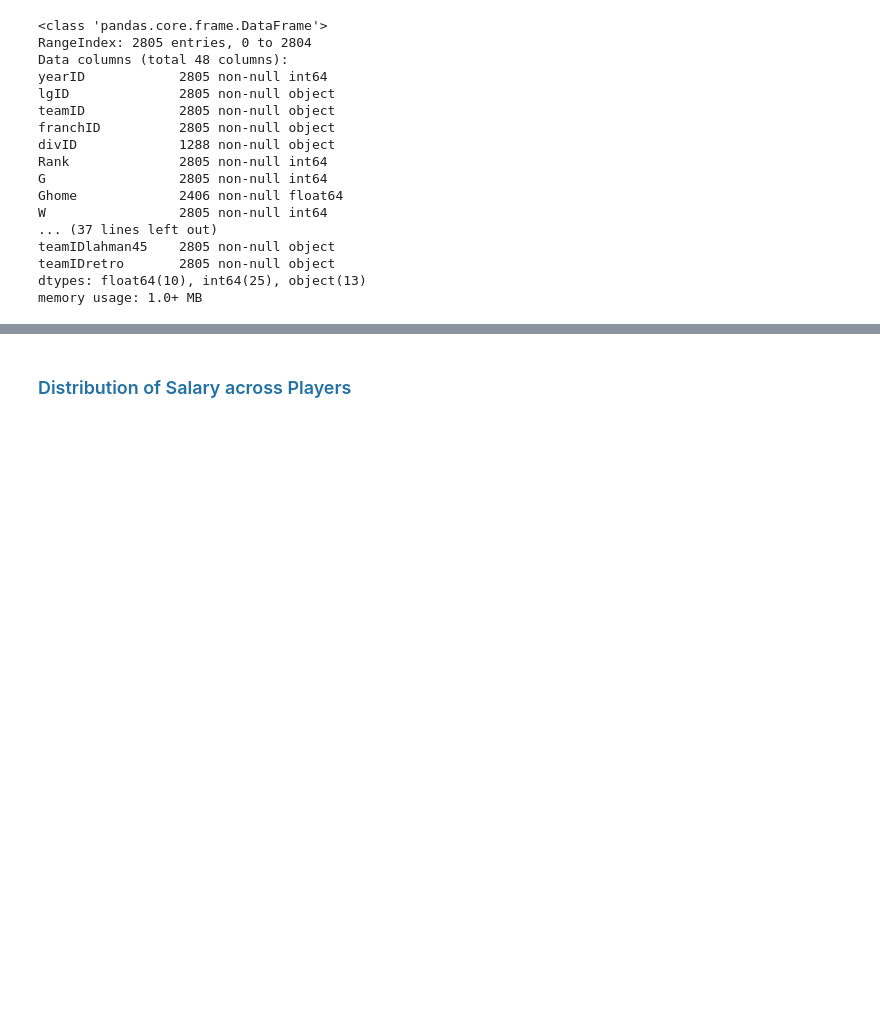
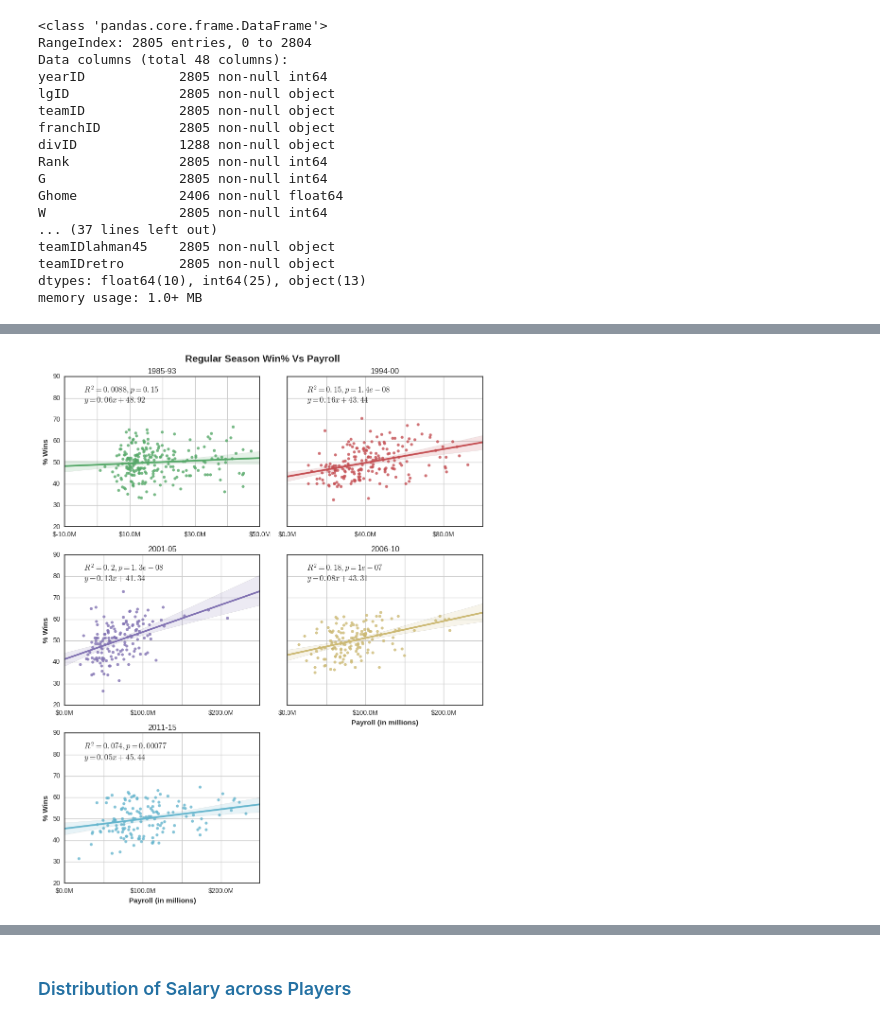
Before and after one commit to bonamprabhu/baseball-statistics, a Jupyter notebook: baseball-statistics.ipynb, the cells around one changed output, grey strips where cells are left out. Saved outputs shown, nothing was run; the diff lists cells and outputs as text; code cells hidden in the pictures; blank space fills up the shorter version.

```diff
--- a/baseball-statistics.ipynb
+++ b/baseball-statistics.ipynb
@@ -268,0 +325,6 @@ memory usage: 1.0+ MB
+# %%
+teams['reg_G'] = teams.G.subtract(teams.post_G, fill_value=0)
+teams['reg_W'] = teams.W.subtract(teams.post_W, fill_value=0)
+# %%
+teams = pd.merge(teams, yearly_payroll, on=['teamID', 'yearID'], how='left')
+teams.head()
@@ -269,3 +339,4 @@ memory usage: 1.0+ MB
 # %%
 teams['period'] = teams.yearID.apply(time_periods)
-teams['W%'] = (teams.W / teams.G) * 100
+teams['W%_rs'] = (teams.reg_W / teams.reg_G) * 100
+teams['W%_ps'] = (teams.post_W / teams.post_G) * 100
@@ -324,0 +353,34 @@ salary_vs_wins(order[5])
+# %%
+title = {'W%_rs':"Regular Season Win% Vs Payroll", 'W%_ps':"Playoffs Win% Vs Payroll"}
+
+def linregress_salary(y):
+    g = sns.lmplot(data=teams, x='salary', y=y, col='period', col_order=order, col_wrap=2,
+               hue='period', sharex=False, size=4, aspect=1.2)
+
+    g.fig.suptitle(title[y], fontsize=15, weight='bold')
+    g.set_xlabels("Payroll (in millions)", weight='bold')
+    g.set_ylabels("% Wins", weight='bold')
+    sns.despine(right=False, top=False)
+
+    for i, p in enumerate(order):
+        d = teams[teams.period == p]
+        mask = ~pd.isnull(d['salary']) & ~pd.isnull(d[y])
+        slope, intercept, r_value, p_value, std_err = stats.linregress(x=d['salary'][mask]*1e-6, y=d[y][mask])
+        g.axes[i].set_title(p, weight='bold')
+        g.axes[i].xaxis.set_major_formatter(formatter)
+        g.axes[i].text(0.1, 0.95,
+                       r"$R^2={r}, p={p}$".format(r='%.2g'%r_value**2, p='%.2g'%p_value) + "\n" +
+                       r"$y={m}x+{c}$".format(m=round(slope,2), c=round(intercept,2)),
+                       ha='left', va='top',
+                       transform = g.axes[i].transAxes, fontsize=12)
+
+        for label in g.axes[i].xaxis.get_ticklabels()[1::2]:
+            label.set_visible(False)
+
+        g.axes[i].grid()
+
+    g.fig.tight_layout(rect=[0, 0, 1, 0.97])
+# %%
+linregress_salary('W%_rs')
+# %% [output]
+[figure, added]
```
Also changed, not shown: parts of 26 cells of this notebook, 1 other file.
